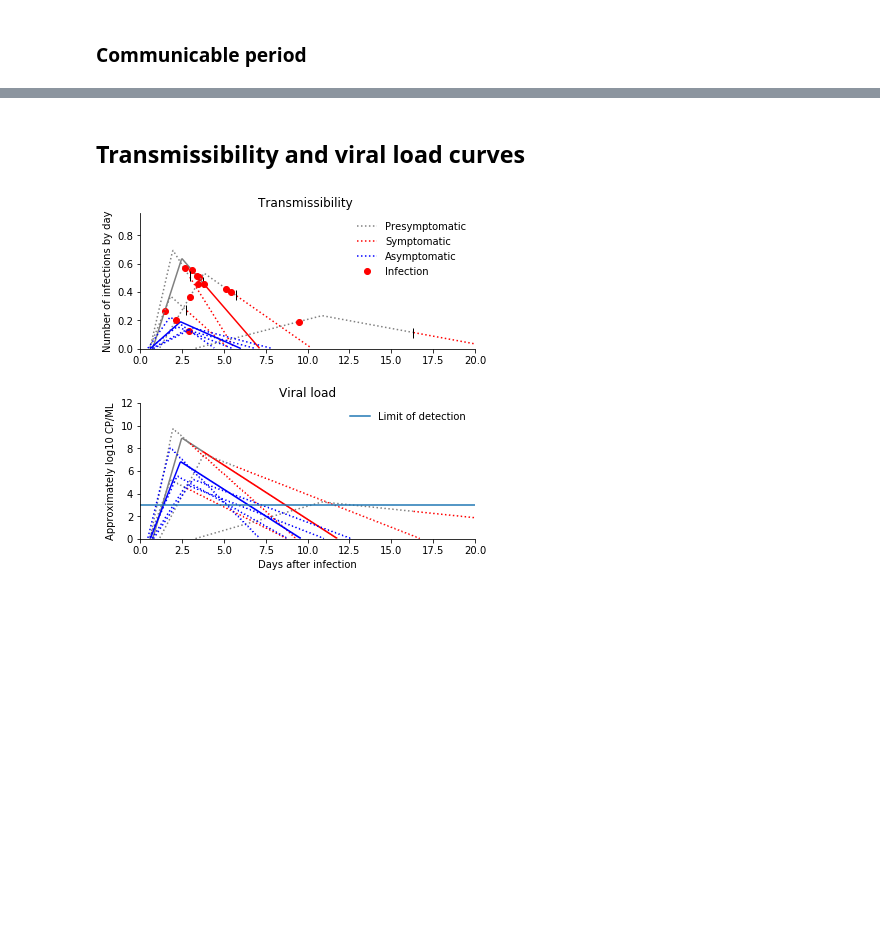
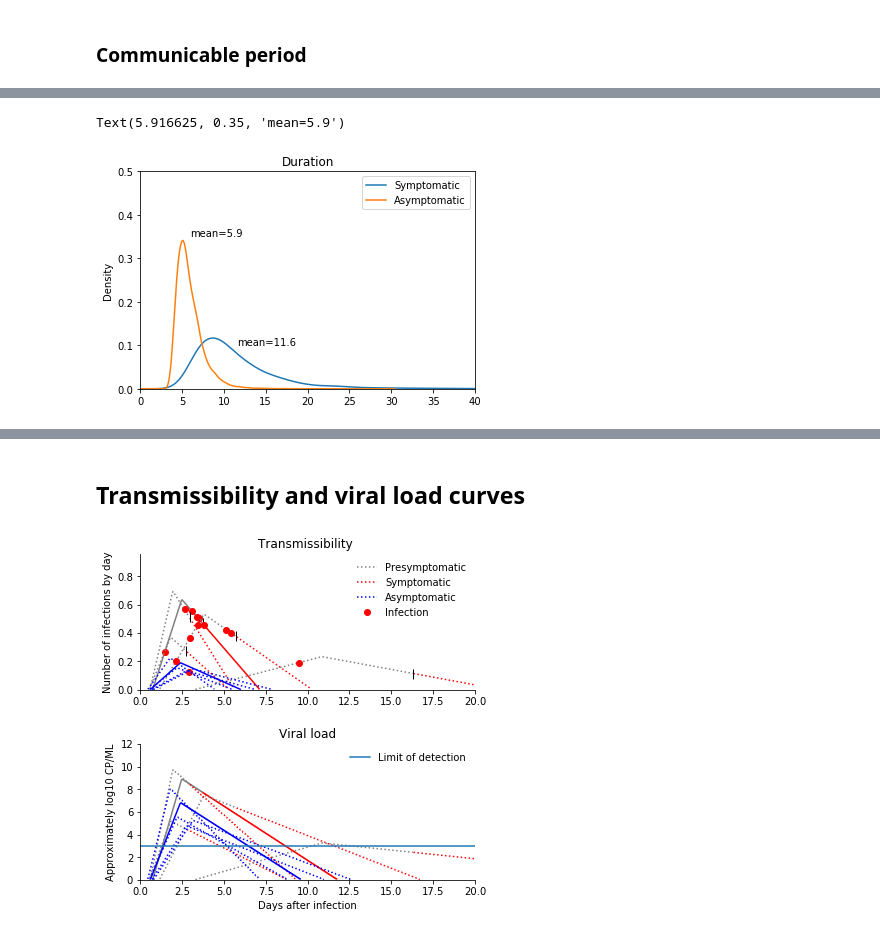
Before and after one commit to ictr/covid19-outbreak-simulator, a Jupyter notebook: applications/model_stats.ipynb, the cells around one changed output, grey strips where cells are left out. Saved outputs shown, nothing was run; the diff lists cells and outputs as text; code cells hidden in the pictures; blank space fills up the shorter version.

```diff
--- a/applications/model_stats.ipynb
+++ b/applications/model_stats.ipynb
@@ -140,0 +201,17 @@ ifn.plot.hist( bins=30,
+# %%
+DURATION_all = pd.DataFrame( {
+    'Symptomatic': du,
+    'Asymptomatic': adu
+}
+)
+mean_du = pd.Series(du).mean()
+mean_adu = pd.Series(adu).mean()
+
+
+DURATION_all.plot.density(
+         title=f'Duration', xlim=[0, 40], ylim=[0, 0.5])
+plt.text(mean_du, 0.10, f'mean={mean_du:.1f}')
+plt.text(mean_adu, 0.35, f'mean={mean_adu:.1f}')
+# %% [output]
+Text(5.916625, 0.35, 'mean=5.9')
+[figure, added]
```
Also changed, not shown: parts of 18 cells of this notebook, 3 other files.
